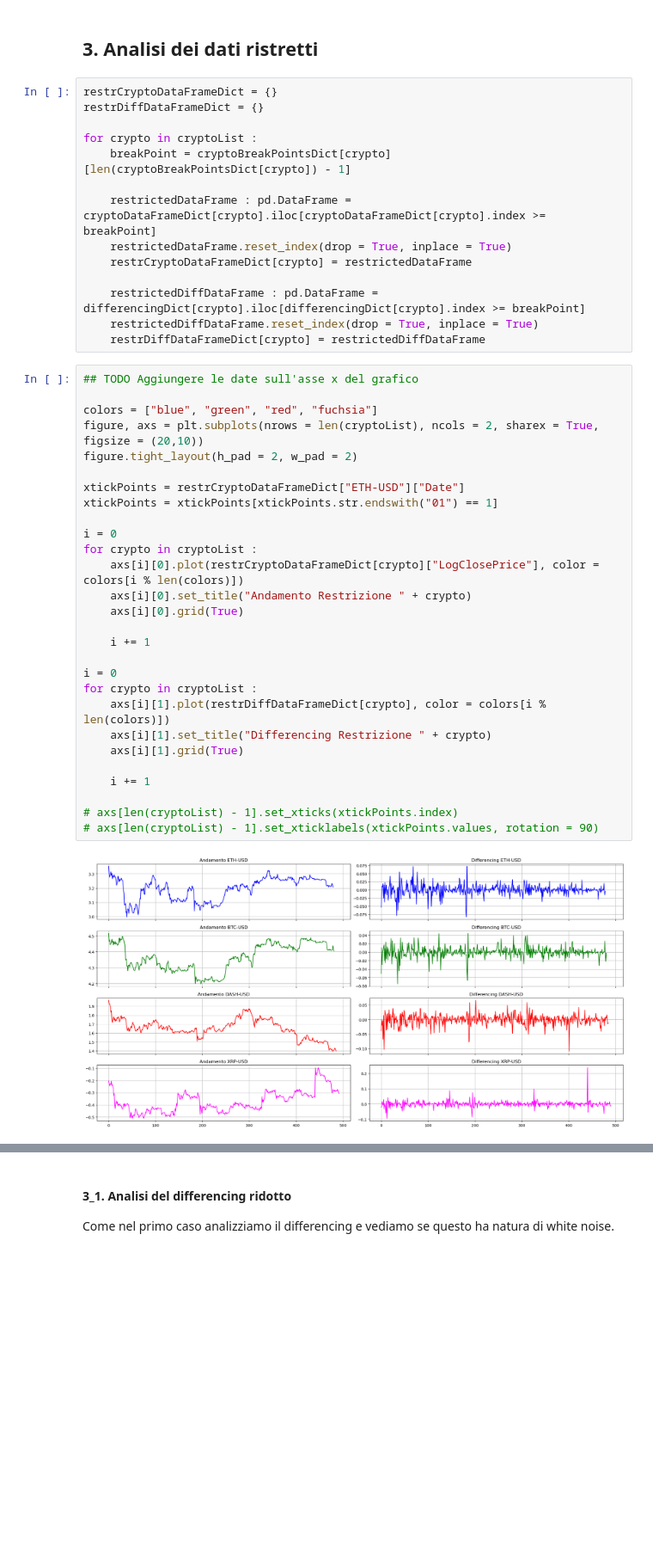
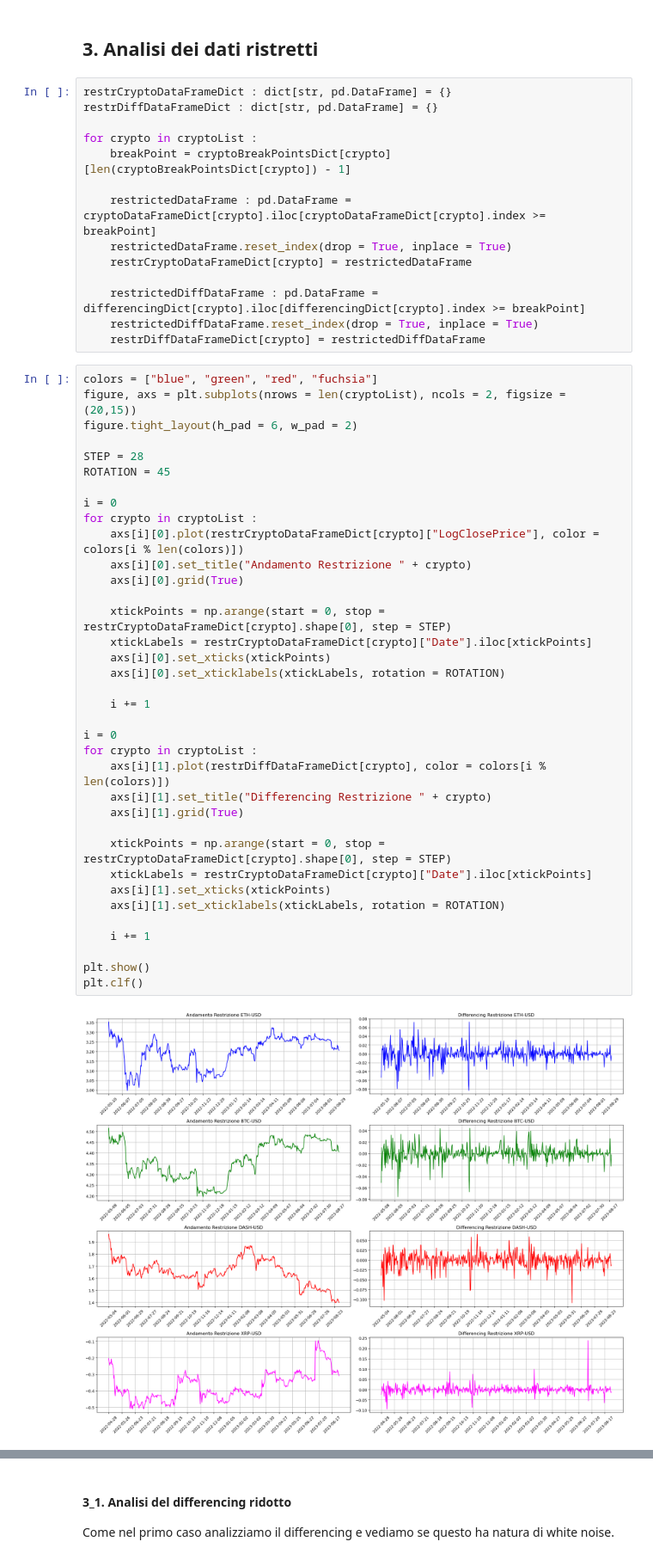
Before and after one commit to SimoneNicosanti/MPSMF_Project, a Jupyter notebook: Progetto.ipynb, the cells around one changed output, grey strips where cells are left out. Shown at 86% size. Drawn from its saved outputs; the diff is of its cells as text; blank space fills up the shorter version.

Commit message:
Added dates to restricted charts

```diff
--- a/Progetto.ipynb
+++ b/Progetto.ipynb
@@ -770,8 +770,8 @@ A questo punto possiamo restringerci a considerare i dati che vanno dall'ultimo
 # %% [markdown]
 ## 3. Analisi dei dati ristretti
 # %%
-restrCryptoDataFrameDict = {}
-restrDiffDataFrameDict = {}
+restrCryptoDataFrameDict : dict[str, pd.DataFrame] = {}
+restrDiffDataFrameDict : dict[str, pd.DataFrame] = {}
 
 for crypto in cryptoList :
     breakPoint = cryptoBreakPointsDict[crypto][len(cryptoBreakPointsDict[crypto]) - 1]
@@ -784,32 +784,40 @@ for crypto in cryptoList :
     restrictedDiffDataFrame.reset_index(drop = True, inplace = True)
     restrDiffDataFrameDict[crypto] = restrictedDiffDataFrame
 # %%
-## TODO Aggiungere le date sull'asse x del grafico
+colors = ["blue", "green", "red", "fuchsia"]
+figure, axs = plt.subplots(nrows = len(cryptoList), ncols = 2, figsize = (20,15))
+figure.tight_layout(h_pad = 6, w_pad = 2)
 
-colors = ["blue", "green", "red", "fuchsia"]
-figure, axs = plt.subplots(nrows = len(cryptoList), ncols = 2, sharex = True, figsize = (20,10))
-figure.tight_layout(h_pad = 2, w_pad = 2)
-
-xtickPoints = restrCryptoDataFrameDict["ETH-USD"]["Date"]
-xtickPoints = xtickPoints[xtickPoints.str.endswith("01") == 1]
+STEP = 28
+ROTATION = 45
 
 i = 0
 for crypto in cryptoList :
     axs[i][0].plot(restrCryptoDataFrameDict[crypto]["LogClosePrice"], color = colors[i % len(colors)])
     axs[i][0].set_title("Andamento Restrizione " + crypto)
     axs[i][0].grid(True)
+
+    xtickPoints = np.arange(start = 0, stop = restrCryptoDataFrameDict[crypto].shape[0], step = STEP)
+    xtickLabels = restrCryptoDataFrameDict[crypto]["Date"].iloc[xtickPoints]
+    axs[i][0].set_xticks(xtickPoints)
+    axs[i][0].set_xticklabels(xtickLabels, rotation = ROTATION)
 
     i += 1
 
 i = 0
 for crypto in cryptoList :
     axs[i][1].plot(restrDiffDataFrameDict[crypto], color = colors[i % len(colors)])
     axs[i][1].set_title("Differencing Restrizione " + crypto)
     axs[i][1].grid(True)
 
+    xtickPoints = np.arange(start = 0, stop = restrCryptoDataFrameDict[crypto].shape[0], step = STEP)
+    xtickLabels = restrCryptoDataFrameDict[crypto]["Date"].iloc[xtickPoints]
+    axs[i][1].set_xticks(xtickPoints)
+    axs[i][1].set_xticklabels(xtickLabels, rotation = ROTATION)
+
     i += 1
 
-# axs[len(cryptoList) - 1].set_xticks(xtickPoints.index)
-# axs[len(cryptoList) - 1].set_xticklabels(xtickPoints.values, rotation = 90)
+plt.show()
+plt.clf()
 # %% [output]
-[figure, old version]
+[figure, new version]
```
Also changed, not shown: parts of 10 cells of this notebook.
